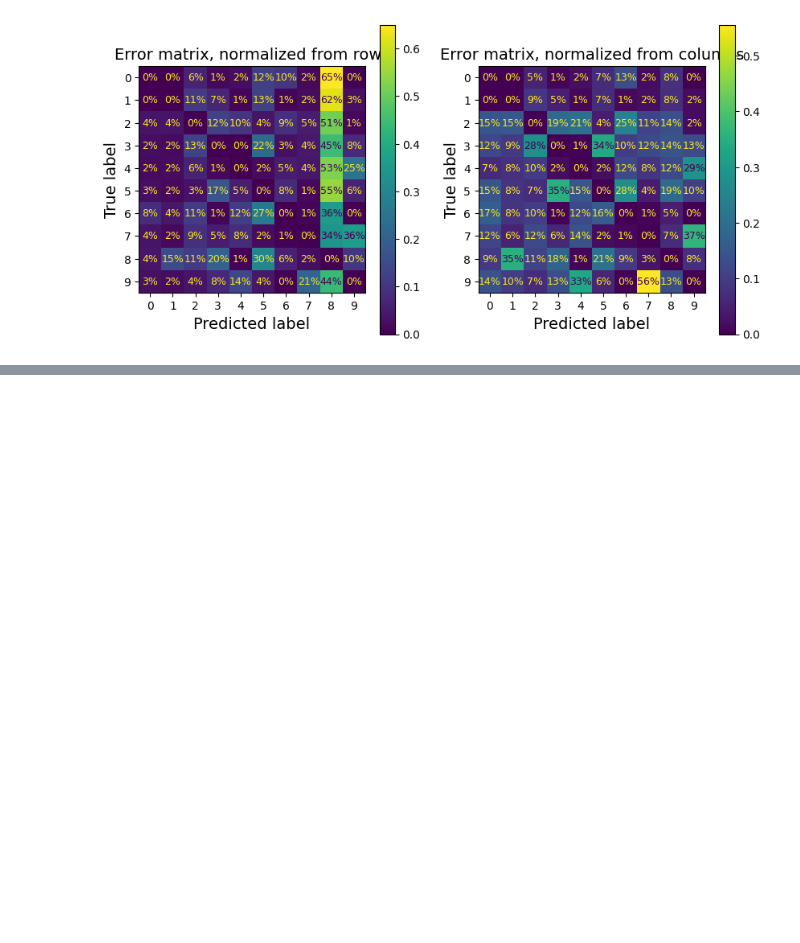
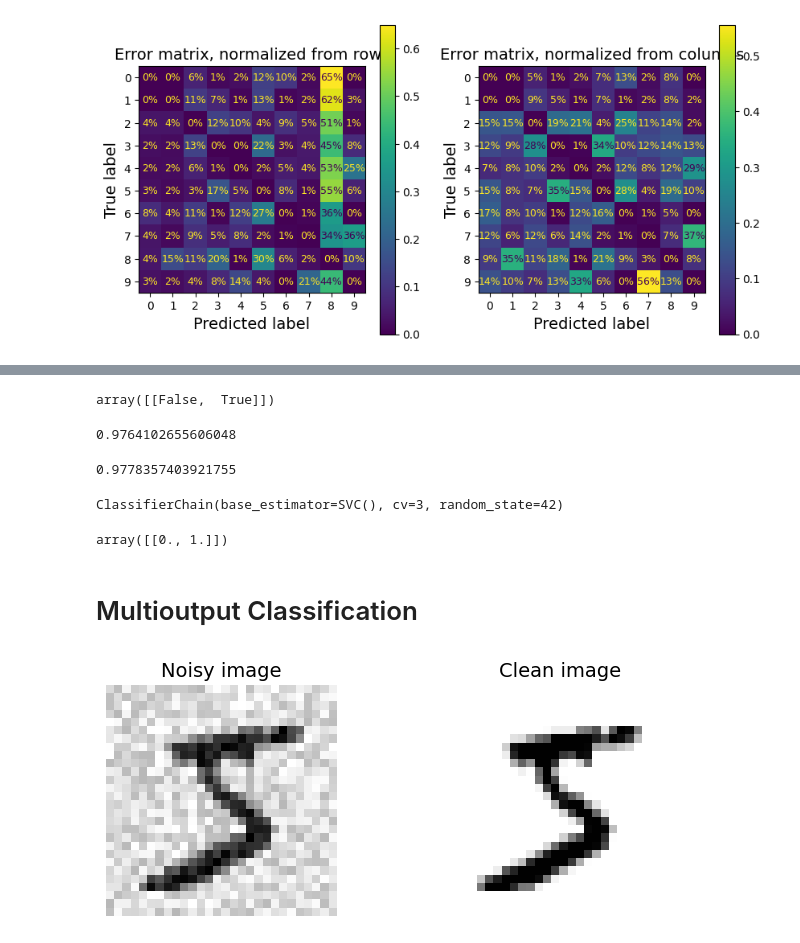
Before and after one commit to MrIsCM/Learning-Machine-Learning, a Jupyter notebook: Notebooks/03_classification.ipynb, the cells around one changed output, grey strips where cells are left out. Saved outputs shown, nothing was run; the diff lists cells and outputs as text; code cells hidden in the pictures; blank space fills up the shorter version.

Commit message:
Multiclass, multilabel and chain classification

```diff
--- a/Notebooks/03_classification.ipynb
+++ b/Notebooks/03_classification.ipynb
@@ -584,0 +634,80 @@ Text(0.5, 1.0, 'Error matrix, normalized from columns')
+# %%
+# some_digit == 5
+# Large == False, Odd == True
+knn_clf.predict([some_digit])
+# %% [output]
+array([[False,  True]])
+# %%
+# Metrics for multi-label classification
+
+# Compute metrics seen for binary classification for each label
+# Then average the results
+
+y_train_knn_pred = cross_val_predict(knn_clf, X_train, y_multilabel, cv=3)
+f1_score(y_multilabel, y_train_knn_pred, average="macro")
+# %% [output]
+0.9764102655606048
+# %%
+# Computing F1 score weighted by the number of instances in each class
+# In this case, the instances are well balanced so there is no significant difference
+f1_score(y_multilabel, y_train_knn_pred, average="weighted")
+# %% [output]
+0.9778357403921755
+# %%
+# A chain of classifiers (ClassifierChain) can be used to train multiple classifiers
+# Each classifier is trained to predict one label
+# The first classifier is trained on the input data
+# The second classifier is trained on the input data and the output of the first classifier
+# And so on
+
+# If we want 'fresh' data for each classifier, we can use cross-val
+
+from sklearn.multioutput import ClassifierChain
+
+chain_clf = ClassifierChain(SVC(), cv=3, random_state=42)
+# Using only the first 2000 instances to speed up
+chain_clf.fit(X_train[:2000], y_multilabel[:2000])
+# %% [output]
+ClassifierChain(base_estimator=SVC(), cv=3, random_state=42)
+# %%
+chain_clf.predict([some_digit])
+# %% [output]
+array([[0., 1.]])
+# %% [markdown]
+# Multioutput Classification
+# %%
+# Multioutput classification
+# Generalization of multi-label classification
+# Each label can be multiclass (more than two possible values)
+
+# For example, a model that removes noise from images
+# The input is a noisy image and the output is a clean image
+
+# Altering the MNIST dataset to add noise
+# The pixel intensity will be a random number from 0 to 100
+# The target will be the original image
+
+np.random.seed(42) 	# To make the notebook reproducible
+noise = np.random.randint(0, 100, (len(X_train), 784))
+X_train_mod = X_train + noise
+noise = np.random.randint(0, 100, (len(X_test), 784))
+X_test_mod = X_test + noise
+
+y_train_mod = X_train
+y_test_mod = X_test
+# %%
+# Plotting the noisy image and the clean image
+def plot_digits_side_by_side(data1, data2, title1="Noisy image", title2="Clean image"):
+	fig, axs = plt.subplots(nrows=1, ncols=2, figsize=(8, 3))
+	plt.subplot(121)
+	plot_digit(data1)
+	plt.title("Noisy image")
+	plt.subplot(122)
+	plot_digit(data2)
+	plt.title("Clean image")
+
+data1 = X_train_mod[0]
+data2 = y_train_mod[0]
+plot_digits_side_by_side(data1, data2)
+# %% [output]
+[figure, added]
```
Also changed, not shown: parts of 6 cells of this notebook.
